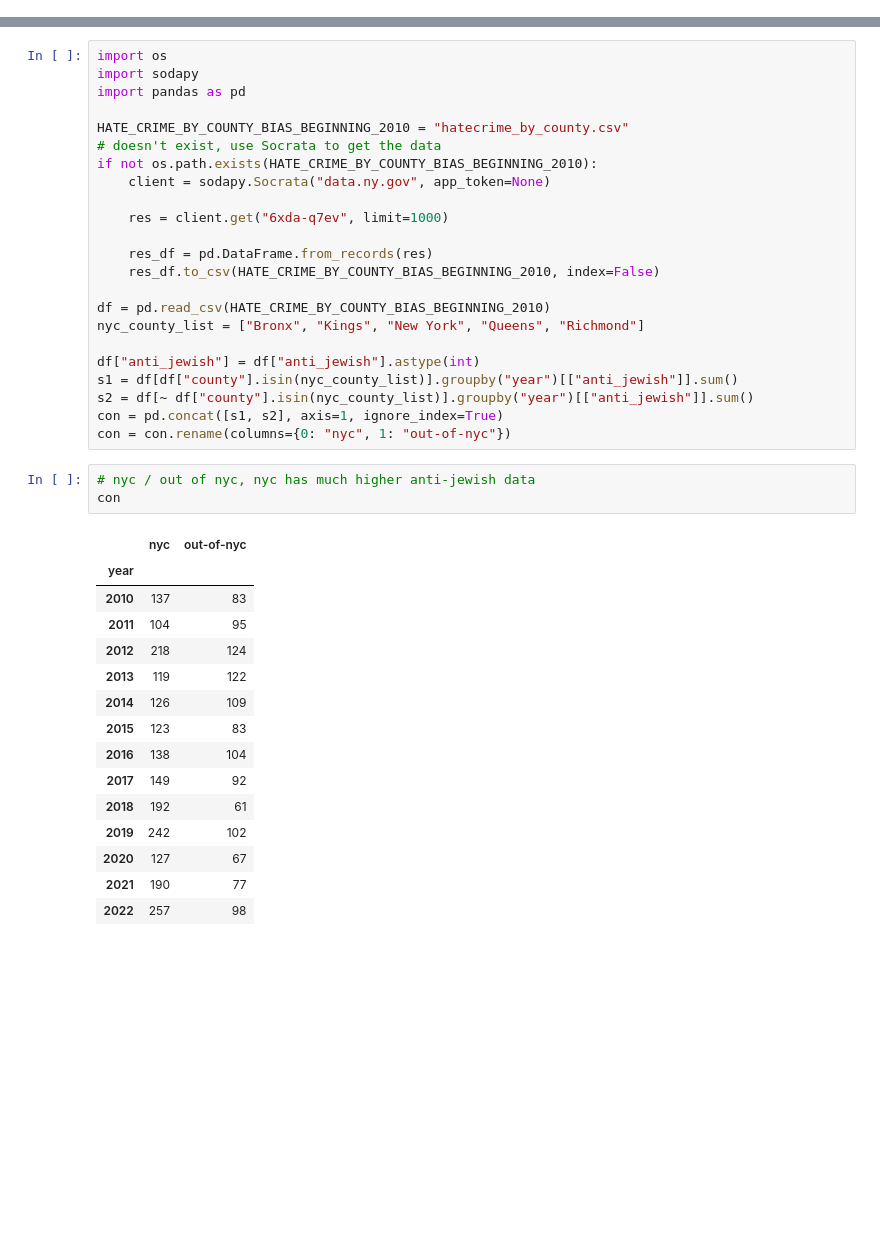
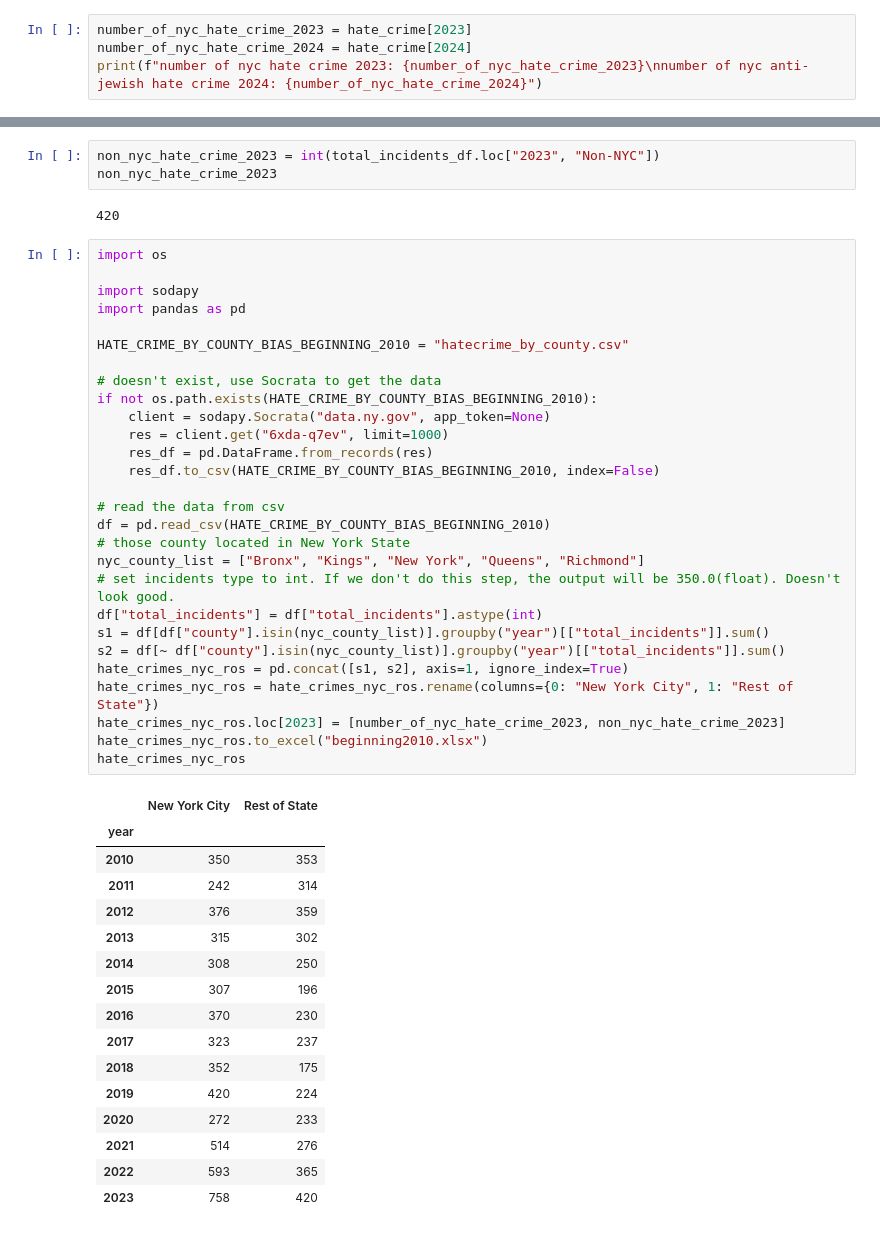
Before and after one commit to chengxilo/com2300-group-project, a Jupyter notebook: hatecrime.ipynb, the cells around one changed output, grey strips where cells are left out. Cells and saved outputs as stored; diff of their text form; blank space fills up the shorter version.

```diff
--- a/hatecrime.ipynb
+++ b/hatecrime.ipynb
@@ -112,0 +87,4 @@ df.value_counts("bias_motive_description").to_csv("bias_motive_description.csv")
+# %%
+number_of_nyc_hate_crime_2023 = hate_crime[2023]
+number_of_nyc_hate_crime_2024 = hate_crime[2024]
+print(f"number of nyc hate crime 2023: {number_of_nyc_hate_crime_2023}\nnumber of nyc anti-jewish hate crime 2024: {number_of_nyc_hate_crime_2024}")
@@ -113,42 +145,50 @@ df.value_counts("bias_motive_description").to_csv("bias_motive_description.csv")
+# %%
+non_nyc_hate_crime_2023 = int(total_incidents_df.loc["2023", "Non-NYC"])
+non_nyc_hate_crime_2023
+# %% [output]
+420
 # %%
 import os
+
 import sodapy
 import pandas as pd
 
 HATE_CRIME_BY_COUNTY_BIAS_BEGINNING_2010 = "hatecrime_by_county.csv"
+
 # doesn't exist, use Socrata to get the data
 if not os.path.exists(HATE_CRIME_BY_COUNTY_BIAS_BEGINNING_2010):
     client = sodapy.Socrata("data.ny.gov", app_token=None)
-
     res = client.get("6xda-q7ev", limit=1000)
-
     res_df = pd.DataFrame.from_records(res)
     res_df.to_csv(HATE_CRIME_BY_COUNTY_BIAS_BEGINNING_2010, index=False)
 
+# read the data from csv
 df = pd.read_csv(HATE_CRIME_BY_COUNTY_BIAS_BEGINNING_2010)
+# those county located in New York State
 nyc_county_list = ["Bronx", "Kings", "New York", "Queens", "Richmond"]
-
-df["anti_jewish"] = df["anti_jewish"].astype(int)
-s1 = df[df["county"].isin(nyc_county_list)].groupby("year")[["anti_jewish"]].sum()
-s2 = df[~ df["county"].isin(nyc_county_list)].groupby("year")[["anti_jewish"]].sum()
-con = pd.concat([s1, s2], axis=1, ignore_index=True)
-con = con.rename(columns={0: "nyc", 1: "out-of-nyc"})
+# set incidents type to int. If we don't do this step, the output will be 350.0(float). Doesn't look good.
+df["total_incidents"] = df["total_incidents"].astype(int)
+s1 = df[df["county"].isin(nyc_county_list)].groupby("year")[["total_incidents"]].sum()
+s2 = df[~ df["county"].isin(nyc_county_list)].groupby("year")[["total_incidents"]].sum()
+hate_crimes_nyc_ros = pd.concat([s1, s2], axis=1, ignore_index=True)
+hate_crimes_nyc_ros = hate_crimes_nyc_ros.rename(columns={0: "New York City", 1: "Rest of State"})
+hate_crimes_nyc_ros.loc[2023] = [number_of_nyc_hate_crime_2023, non_nyc_hate_crime_2023]
+hate_crimes_nyc_ros.to_excel("beginning2010.xlsx")
+hate_crimes_nyc_ros
+# %% [output]
+|  | New York City | Rest of State |
+| year |  |  |
+| 2010 | 350 | 353 |
+| 2011 | 242 | 314 |
+| 2012 | 376 | 359 |
+| 2013 | 315 | 302 |
+| 2014 | 308 | 250 |
+| 2015 | 307 | 196 |
+| 2016 | 370 | 230 |
+| 2017 | 323 | 237 |
+| 2018 | 352 | 175 |
+| 2019 | 420 | 224 |
+| 2020 | 272 | 233 |
+| 2021 | 514 | 276 |
+| 2022 | 593 | 365 |
+| 2023 | 758 | 420 |
-# %%
-# nyc / out of nyc, nyc has much higher anti-jewish data
-con
-# %% [output]
-|  | nyc | out-of-nyc |
-| year |  |  |
-| 2010 | 137 | 83 |
-| 2011 | 104 | 95 |
-| 2012 | 218 | 124 |
-| 2013 | 119 | 122 |
-| 2014 | 126 | 109 |
-| 2015 | 123 | 83 |
-| 2016 | 138 | 104 |
-| 2017 | 149 | 92 |
-| 2018 | 192 | 61 |
-| 2019 | 242 | 102 |
-| 2020 | 127 | 67 |
-| 2021 | 190 | 77 |
-| 2022 | 257 | 98 |
```
Also changed, not shown: parts of 15 cells of this notebook.
